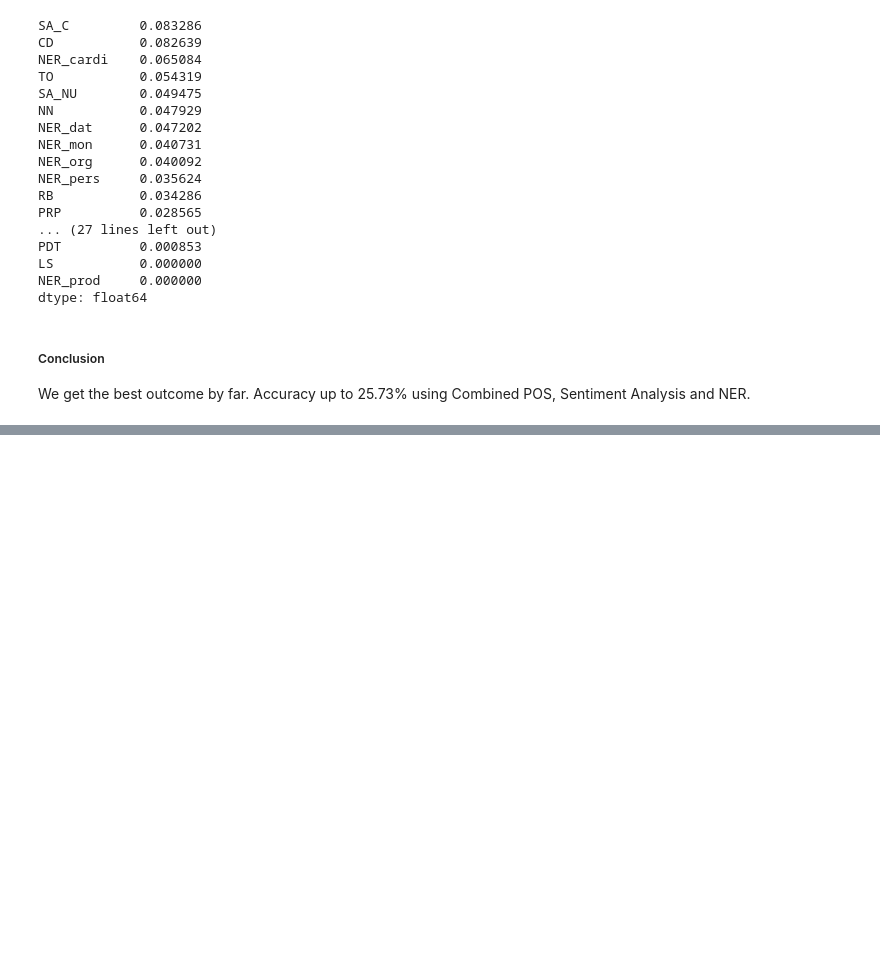
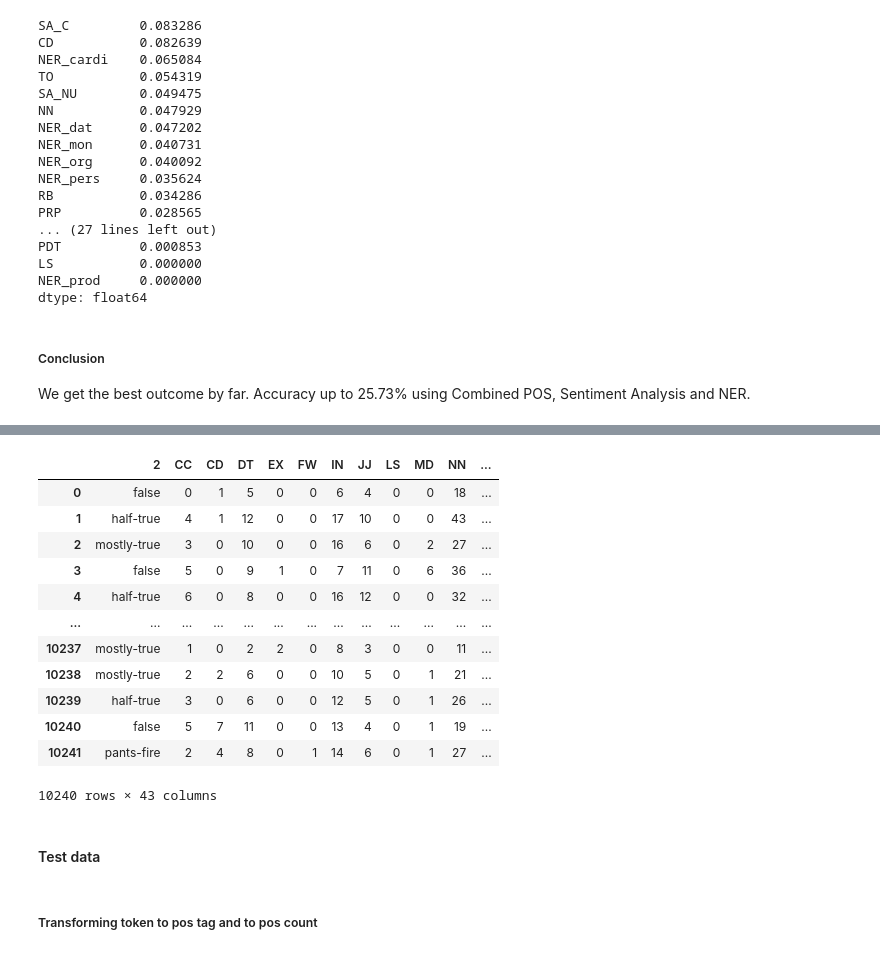
Before and after one commit to Wayne122/CMPE257, a Jupyter notebook: Alternus_Vera.ipynb, the cells around one changed output, grey strips where cells are left out. Cells and saved outputs as stored; diff of their text form; code cells hidden in the pictures; blank space fills up the shorter version.

```diff
--- a/Alternus_Vera.ipynb
+++ b/Alternus_Vera.ipynb
@@ -2927,0 +3262,35 @@ We get the best outcome by far. Accuracy up to 25.73% using Combined POS, Sentim
+# %%
+train_df_prepro['NER_pers'] = NER_pers
+train_df_prepro['NER_norp'] = NER_norp
+train_df_prepro['NER_fac'] = NER_fac
+train_df_prepro['NER_org'] = NER_org
+train_df_prepro['NER_gpe'] = NER_gpe
+train_df_prepro['NER_loc'] = NER_loc
+train_df_prepro['NER_prod'] = NER_prod
+train_df_prepro['NER_eve'] = NER_eve
+train_df_prepro['NER_woa'] = NER_woa
+train_df_prepro['NER_law'] = NER_law
+train_df_prepro['NER_lang'] = NER_lang
+train_df_prepro['NER_dat'] = NER_dat
+train_df_prepro['NER_tim'] = NER_tim
+train_df_prepro['NER_per'] = NER_per
+train_df_prepro['NER_mon'] = NER_mon
+train_df_prepro['NER_quan'] = NER_quan
+train_df_prepro['NER_ordi'] = NER_ordi
+train_df_prepro['NER_cardi'] = NER_cardi
+
+train_df_prepro
+# %% [output]
+|  | 2 | CC | CD | DT | EX | FW | IN | JJ | LS | MD | NN | ... |
+| 0 | false | 0 | 1 | 5 | 0 | 0 | 6 | 4 | 0 | 0 | 18 | ... |
+| 1 | half-true | 4 | 1 | 12 | 0 | 0 | 17 | 10 | 0 | 0 | 43 | ... |
+| 2 | mostly-true | 3 | 0 | 10 | 0 | 0 | 16 | 6 | 0 | 2 | 27 | ... |
+| 3 | false | 5 | 0 | 9 | 1 | 0 | 7 | 11 | 0 | 6 | 36 | ... |
+| 4 | half-true | 6 | 0 | 8 | 0 | 0 | 16 | 12 | 0 | 0 | 32 | ... |
+| ... | ... | ... | ... | ... | ... | ... | ... | ... | ... | ... | ... | ... |
+| 10237 | mostly-true | 1 | 0 | 2 | 2 | 0 | 8 | 3 | 0 | 0 | 11 | ... |
+| 10238 | mostly-true | 2 | 2 | 6 | 0 | 0 | 10 | 5 | 0 | 1 | 21 | ... |
+| 10239 | half-true | 3 | 0 | 6 | 0 | 0 | 12 | 5 | 0 | 1 | 26 | ... |
+| 10240 | false | 5 | 7 | 11 | 0 | 0 | 13 | 4 | 0 | 1 | 19 | ... |
+| 10241 | pants-fire | 2 | 4 | 8 | 0 | 1 | 14 | 6 | 0 | 1 | 27 | ... |
+10240 rows × 43 columns
@@ -2927,0 +3304,4 @@ We get the best outcome by far. Accuracy up to 25.73% using Combined POS, Sentim
+# %% [markdown]
+#### Test data
+# %% [markdown]
+##### Transforming token to pos tag and to pos count
```
Also changed, not shown: parts of 50 cells of this notebook.
